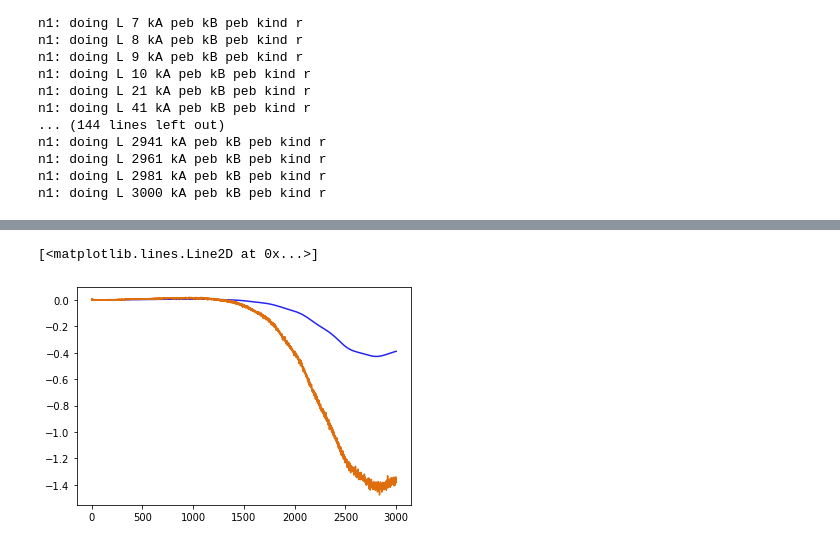
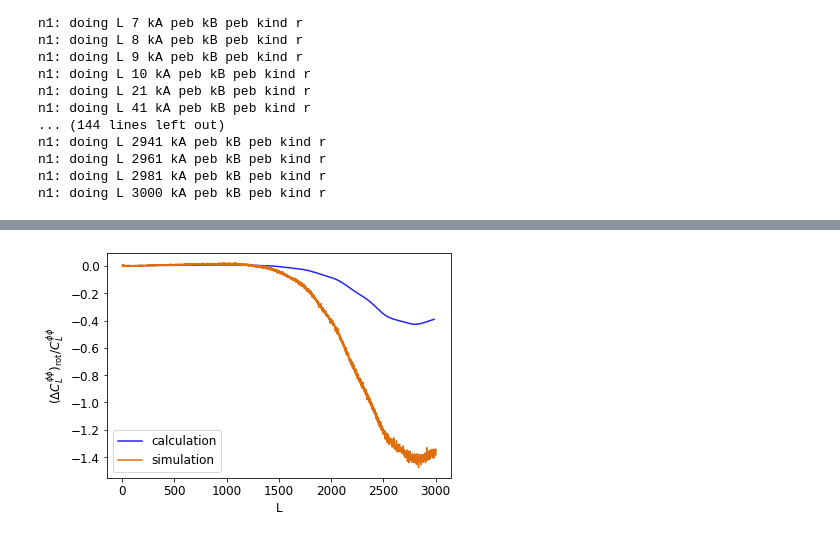
Before and after one commit to HongboCai/lens_rot_bias, a Jupyter notebook: notebooks_new/new_N1aa.ipynb, the cells around one changed output, grey strips where cells are left out. Drawn from its saved outputs; the diff is of its cells as text; code cells hidden in the pictures.

```diff
--- a/notebooks_new/new_N1aa.ipynb
+++ b/notebooks_new/new_N1aa.ipynb
@@ -81,4 +99,0 @@ ucls,tcls = utils.get_theory_dicts(grad=True)
-# %%
-bh,ells,Als,R_src_tt,Nl_g,Nl_c,Nl_g_bh = solenspipe.get_tempura_norms('EB',
-                                                                'EB',ucls,tcls, \
-                                                                ellmin,ellmax,ellmax)
@@ -96,18 +100,22 @@ plt.legend()
 # %% [markdown]
 # firstly calculate unormalized uN1aa
 # %%
-ftl = 1/ocltt[:ellmax+1]
-fel = 1/oclee[:ellmax+1]
-fbl = 1/oclbb[:ellmax+1]
+ftl = 1/ocltt[:lmax+1]
+fel = 1/oclee[:lmax+1]
+fbl = 1/oclbb[:lmax+1]
 
-ftl[:ellmin] *= 0.
-fel[:ellmin] *= 0.
-fbl[:ellmin] *= 0.
+# ftl[:ellmin] *= 0.
+# fel[:ellmin] *= 0.
+# fbl[:ellmin] *= 0.
+
+ftl[:2] *= 0.
+fel[:2] *= 0.
+fbl[:2] *= 0.
 # %%
 #---- N1 lensing bias library:
 n1_dd = n1.library_n1(main_path+'/notebooks_new/',cltt,clte,clee)
 # %%
-n1aa = n1_dd.get_n1('peb', 'r', claa, ftl, fel, fbl, ellmax)
+n1aa = n1_dd.get_n1('peb', 'r', claa[:4001], ftl, fel, fbl, ellmax)
 # %% [output]
 n1: doing L 1 kA peb kB peb kind r
 n1: doing L 2 kA peb kB peb kind r
@@ -129,2 +139,3 @@ n1: doing L 3000 kA peb kB peb kind r
 # %%
-Ls = np.concatenate([[1, 2, 3, 4, 5, 6, 7, 8, 9, 10], np.arange(1, ellmax + 1)[::20], [ellmax]])
+# Ls = np.concatenate([[1, 2, 3, 4, 5, 6, 7, 8, 9, 10], np.arange(1, ellmax + 1)[::20], [ellmax]])
+Ls = np.arange(5, ellmax+1, 20)
@@ -137,6 +172,10 @@ bias = ((data['EB_rot_reckap_x_reckap']-data['EB_reckap_x_reckap'])-(data['EB_ro
 # %%
-plt.plot(Ls, 100*((Al_eb/ells**2)**2)[Ls]*n1aa[Ls]/clpp[Ls])
-plt.plot(data['L'], bias)
+plt.plot(Ls, 100*((Al_eb/ells**2)**2)[Ls]*n1aa[Ls]/clpp[Ls], label='calculation')
+plt.plot(data['L'], bias, label='simulation')
+plt.legend()
+plt.xlabel('L')
+plt.ylabel('$({\Delta}C_L^{\phi \phi})_{\mathrm{rot}}/C_L^{\phi \phi}$')
+plt.tight_layout()
+plt.savefig(main_path + '/notebooks_new/compare.png')
 # %% [output]
-[<matplotlib.lines.Line2D at 0x...>]
-[figure, old version]
+[figure, new version]
```
Also changed, not shown: parts of 11 cells of this notebook, 7 other files.
